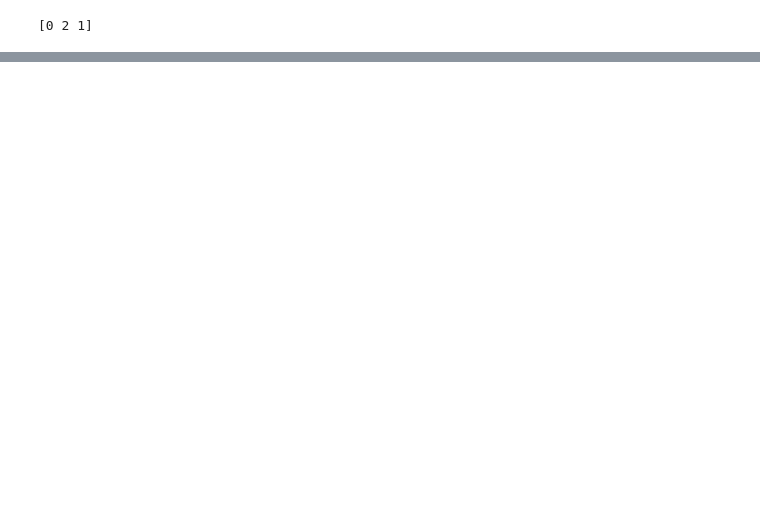
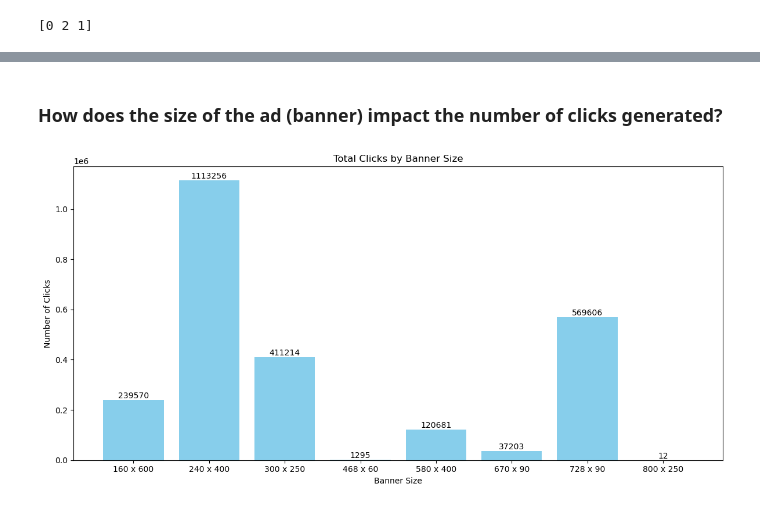
Before and after one commit to Tanush-IIITH/Projects, a Jupyter notebook: Online_Ads_DS/main.ipynb, the cells around one changed output, grey strips where cells are left out. Saved outputs shown, nothing was run; the diff lists cells and outputs as text; code cells hidden in the pictures; blank space fills up the shorter version.

```diff
--- a/Online_Ads_DS/main.ipynb
+++ b/Online_Ads_DS/main.ipynb
@@ -95,0 +186,23 @@ Unique days: [ 1  2  3  4  5  6  7  8  9 10 11 12 13 14 15 16 17 18 19 20 21 22
+# %% [markdown]
+### How does the size of the ad (banner) impact the number of clicks generated?
+# %%
+import matplotlib.pyplot as plt
+
+banner_clicks = df.groupby('banner_original')['clicks'].sum()
+
+plt.figure(figsize=(12, 6))
+bars = plt.bar(banner_clicks.index, banner_clicks.values, color='skyblue')
+
+for bar in bars:
+    height = bar.get_height()
+    plt.text(bar.get_x() + bar.get_width() / 2, height,
+             f'{int(height)}', ha='center', va='bottom', fontsize=10)
+
+plt.title('Total Clicks by Banner Size')
+plt.xlabel('Banner Size')
+plt.ylabel('Number of Clicks')
+plt.xticks(rotation=0)
+plt.tight_layout()
+plt.show()
+# %% [output]
+[figure, added]
```
Also changed, not shown: parts of 12 cells of this notebook, 1 other file.
